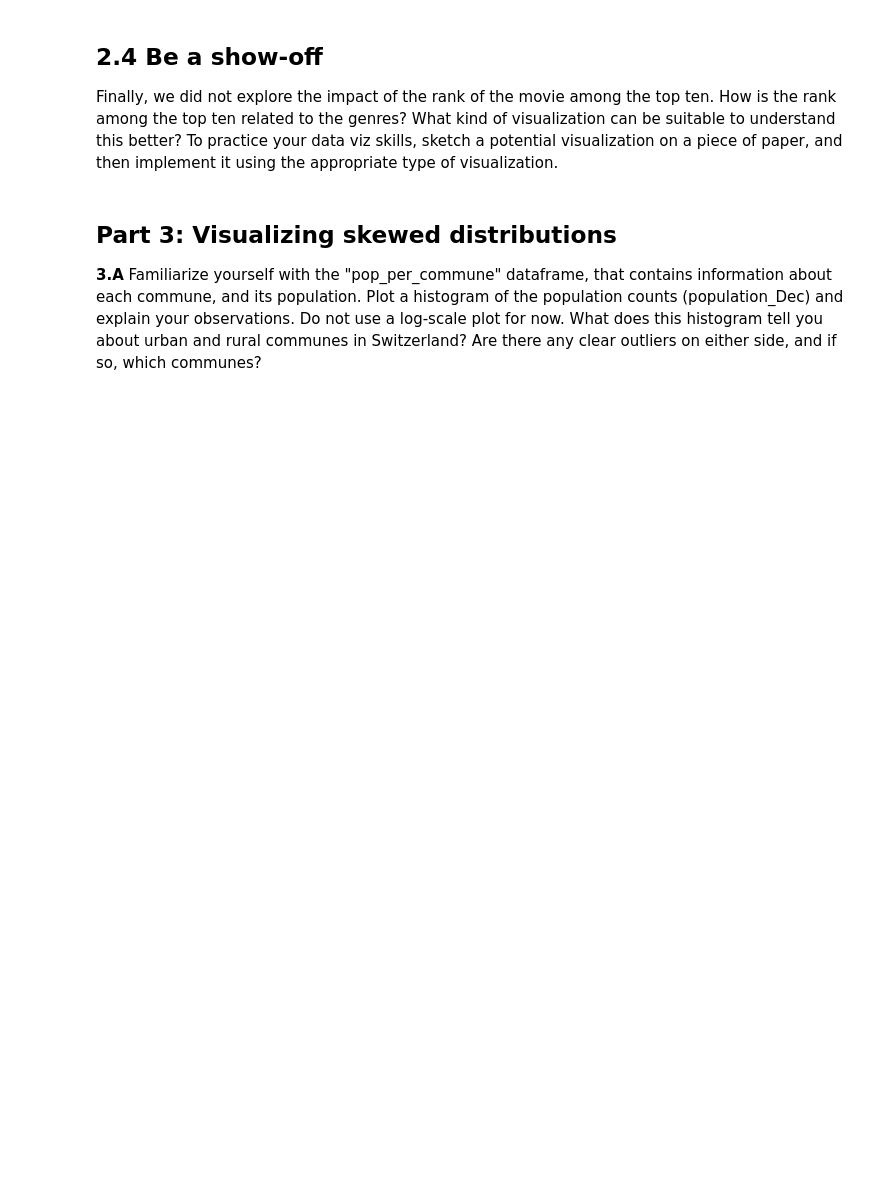
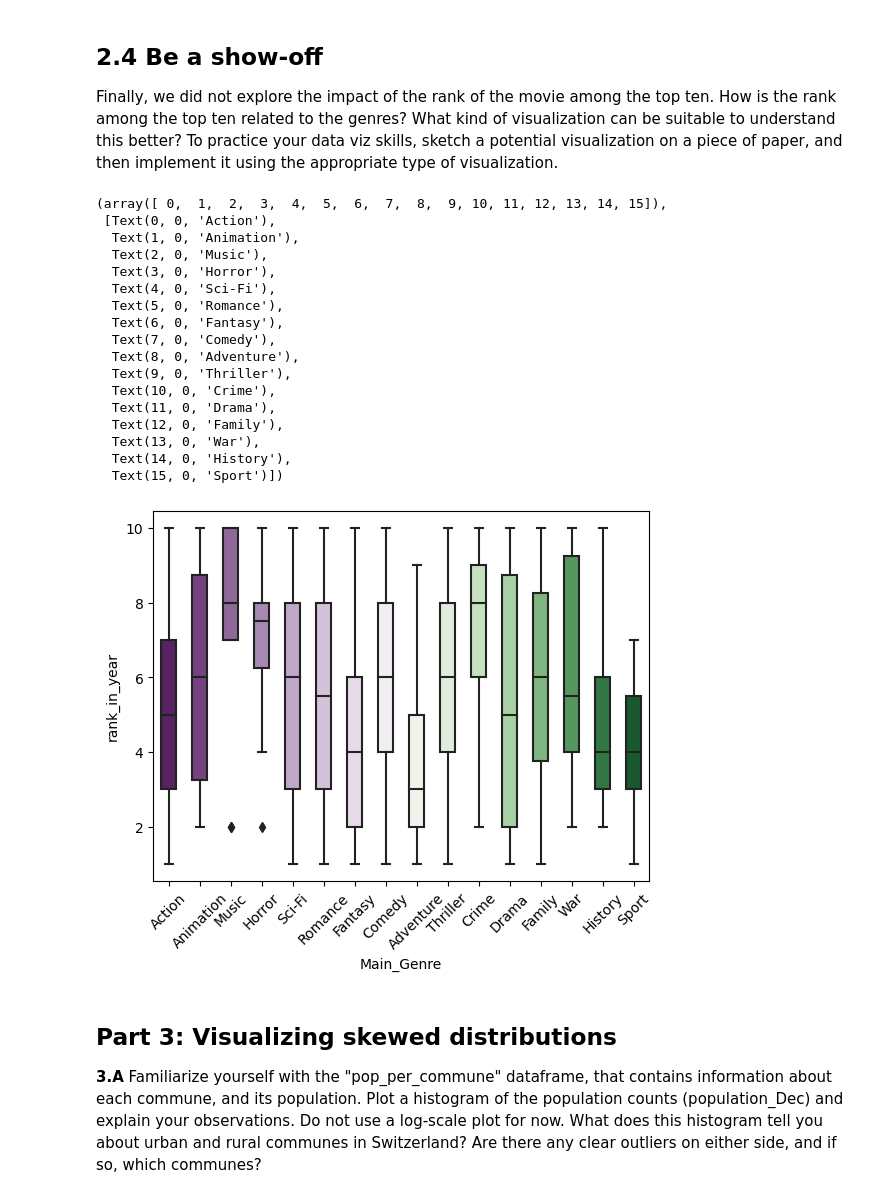
Before and after one commit to CamilleDelgrange/2022, a Jupyter notebook: Tutorials/02 - Data viz and data from the web/Becoming a DataVizard exercise.ipynb, the cells around one changed output. Drawn from its saved outputs; the diff is of its cells as text; code cells hidden in the pictures; blank space fills up the shorter version.

Commit message:
finished data viz notebook

```diff
--- a/Tutorials/02 - Data viz and data from the web/Becoming a DataVizard exercise.ipynb
+++ b/Tutorials/02 - Data viz and data from the web/Becoming a DataVizard exercise.ipynb
@@ -447,3 +469,27 @@ Finally, we did not explore the impact of the rank of the movie among the top te
+# %%
+# Write your dataviz show-off code here
+boxplot = sns.boxplot(x=movies.Main_Genre, y=movies.rank_in_year, data=movies, palette="PRGn", width=0.5)
+#movies[movies['Main_Genre']=='Action']
+plt.xticks(rotation=45)
+# %% [output]
+(array([ 0,  1,  2,  3,  4,  5,  6,  7,  8,  9, 10, 11, 12, 13, 14, 15]),
+ [Text(0, 0, 'Action'),
+  Text(1, 0, 'Animation'),
+  Text(2, 0, 'Music'),
+  Text(3, 0, 'Horror'),
+  Text(4, 0, 'Sci-Fi'),
+  Text(5, 0, 'Romance'),
+  Text(6, 0, 'Fantasy'),
+  Text(7, 0, 'Comedy'),
+  Text(8, 0, 'Adventure'),
+  Text(9, 0, 'Thriller'),
+  Text(10, 0, 'Crime'),
+  Text(11, 0, 'Drama'),
+  Text(12, 0, 'Family'),
+  Text(13, 0, 'War'),
+  Text(14, 0, 'History'),
+  Text(15, 0, 'Sport')])
+[figure, added]
 # %% [markdown]
 ## Part 3: Visualizing skewed distributions
 
```
Also changed, not shown: parts of 28 cells of this notebook.
